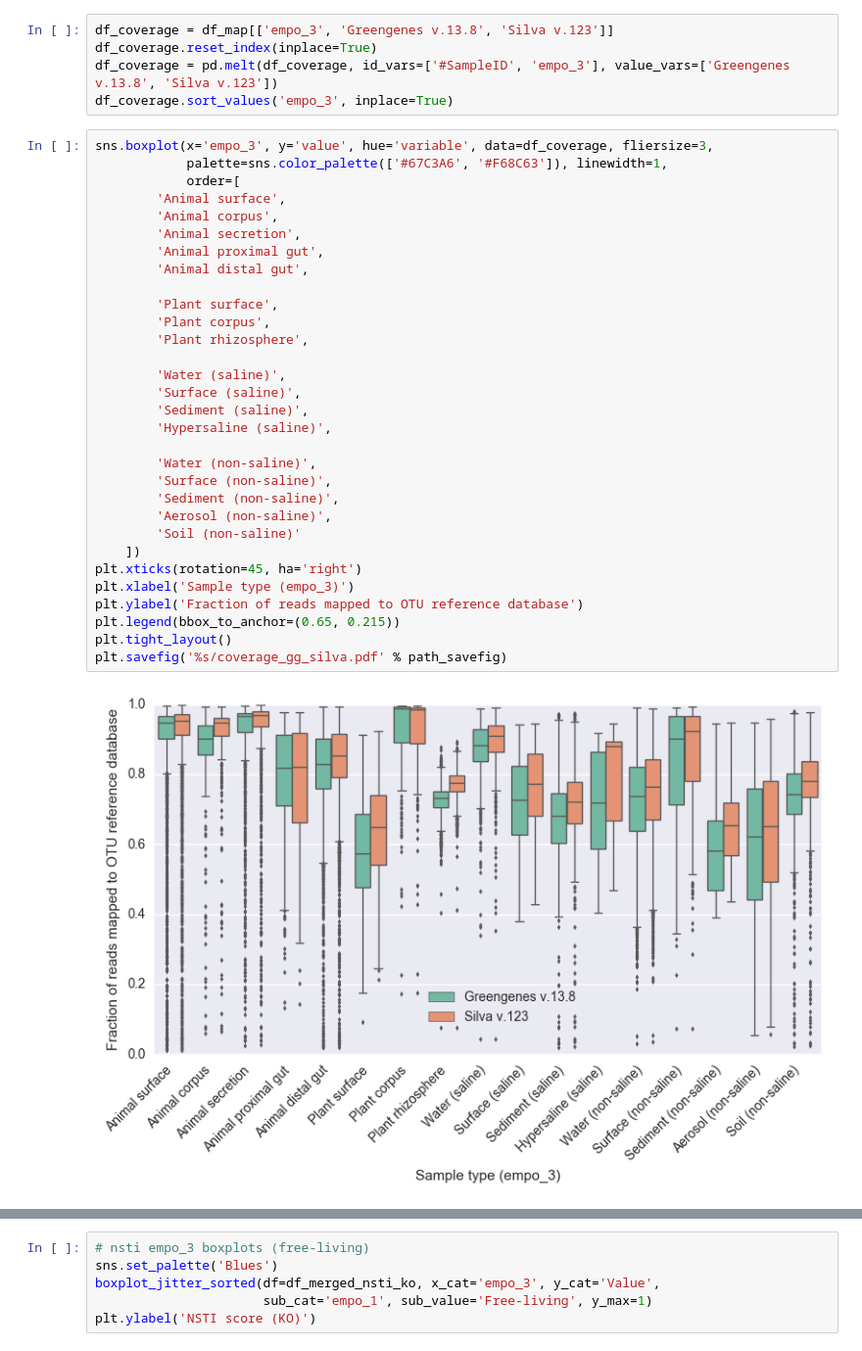
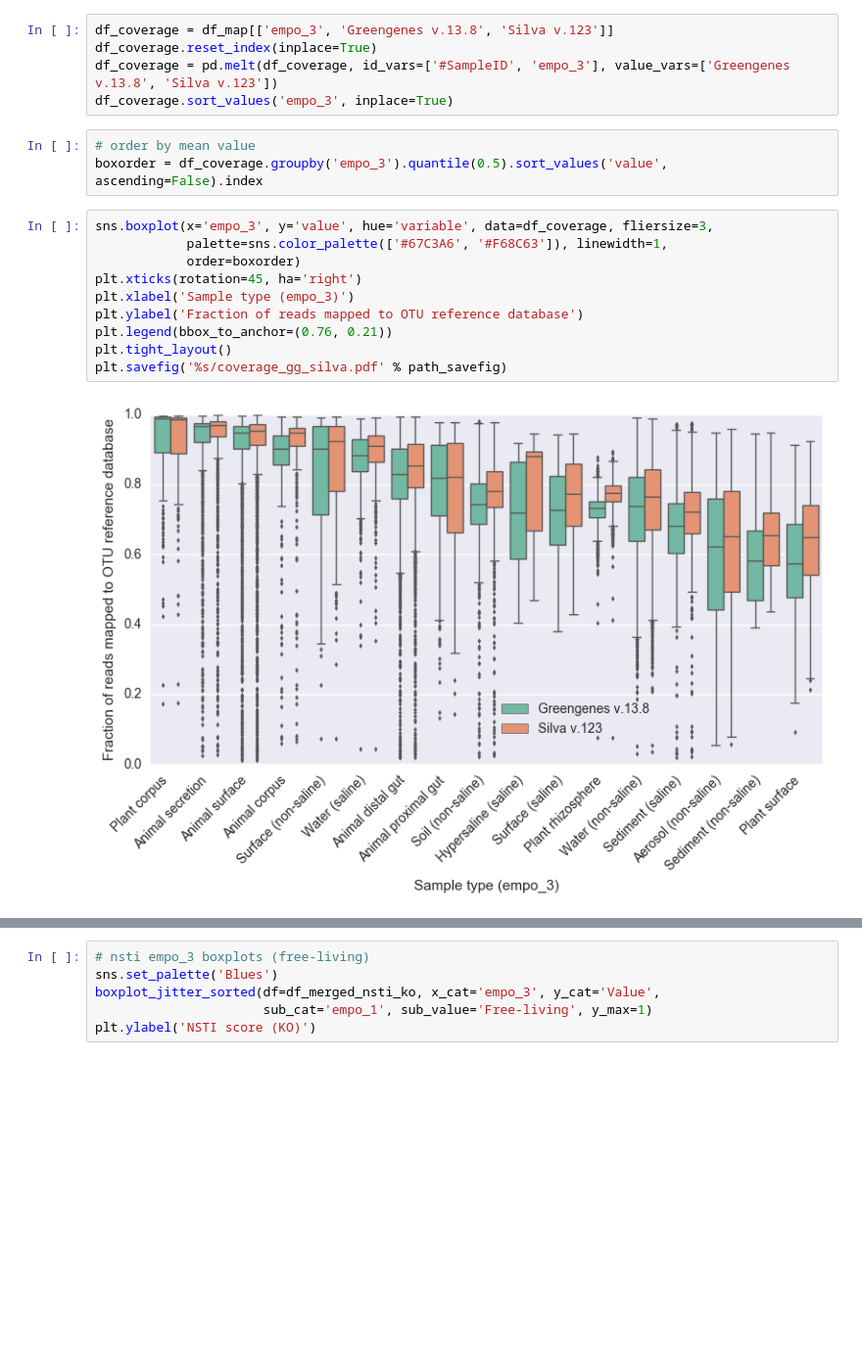
Before and after one commit to biocore/emp, a Jupyter notebook: ipynb/analysis/05-alpha-diversity/alpha_diversity_boxplots.ipynb, the cells around one changed output, grey strips where cells are left out. Shown at 98% size. Saved outputs shown, nothing was run; the diff lists cells and outputs as text; blank space fills up the shorter version.

Commit message:
sorting gg/silva coverage boxplot by median value

```diff
--- a/ipynb/analysis/05-alpha-diversity/alpha_diversity_boxplots.ipynb
+++ b/ipynb/analysis/05-alpha-diversity/alpha_diversity_boxplots.ipynb
@@ -115,36 +117,18 @@ df_coverage = df_map[['empo_3', 'Greengenes v.13.8', 'Silva v.123']]
 df_coverage.reset_index(inplace=True)
 df_coverage = pd.melt(df_coverage, id_vars=['#SampleID', 'empo_3'], value_vars=['Greengenes v.13.8', 'Silva v.123'])
 df_coverage.sort_values('empo_3', inplace=True)
+# %%
+# order by mean value
+boxorder = df_coverage.groupby('empo_3').quantile(0.5).sort_values('value', ascending=False).index
 # %%
 sns.boxplot(x='empo_3', y='value', hue='variable', data=df_coverage, fliersize=3,
             palette=sns.color_palette(['#67C3A6', '#F68C63']), linewidth=1,
-            order=[
-        'Animal surface',
-        'Animal corpus',
-        'Animal secretion',
-        'Animal proximal gut',
-        'Animal distal gut',
-
-        'Plant surface',
-        'Plant corpus',
-        'Plant rhizosphere',
-
-        'Water (saline)',
-        'Surface (saline)',
-        'Sediment (saline)',
-        'Hypersaline (saline)',
-
-        'Water (non-saline)',
-        'Surface (non-saline)',
-        'Sediment (non-saline)',
-        'Aerosol (non-saline)',
-        'Soil (non-saline)'
-    ])
+            order=boxorder)
 plt.xticks(rotation=45, ha='right')
 plt.xlabel('Sample type (empo_3)')
 plt.ylabel('Fraction of reads mapped to OTU reference database')
-plt.legend(bbox_to_anchor=(0.65, 0.215))
+plt.legend(bbox_to_anchor=(0.76, 0.21))
 plt.tight_layout()
 plt.savefig('%s/coverage_gg_silva.pdf' % path_savefig)
 # %% [output]
-[figure, old version]
+[figure, new version]
```
Also changed, not shown: parts of 7 cells of this notebook.
